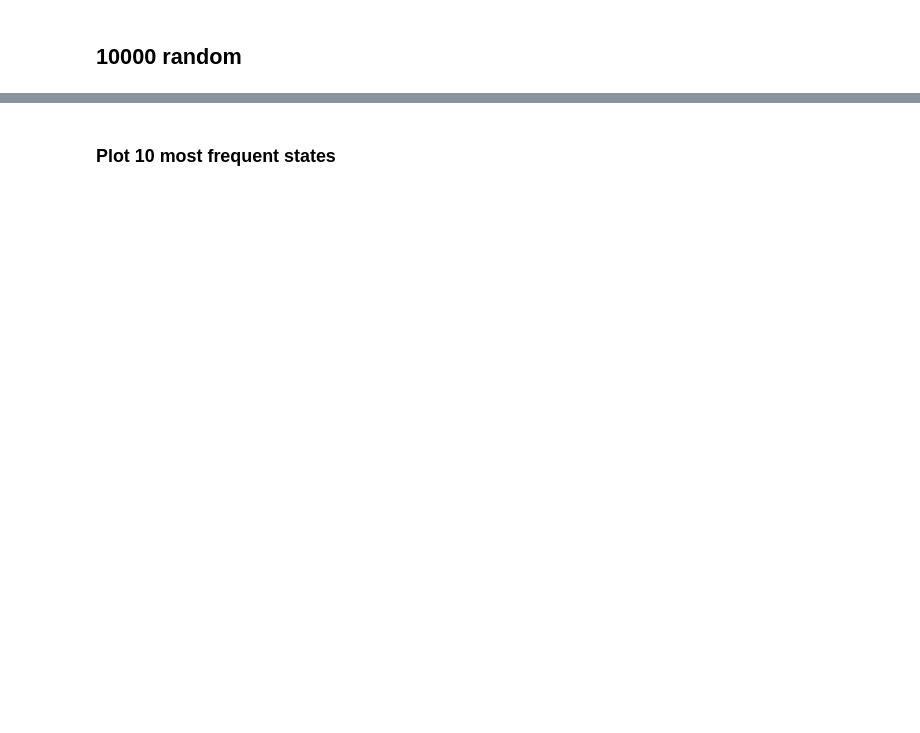
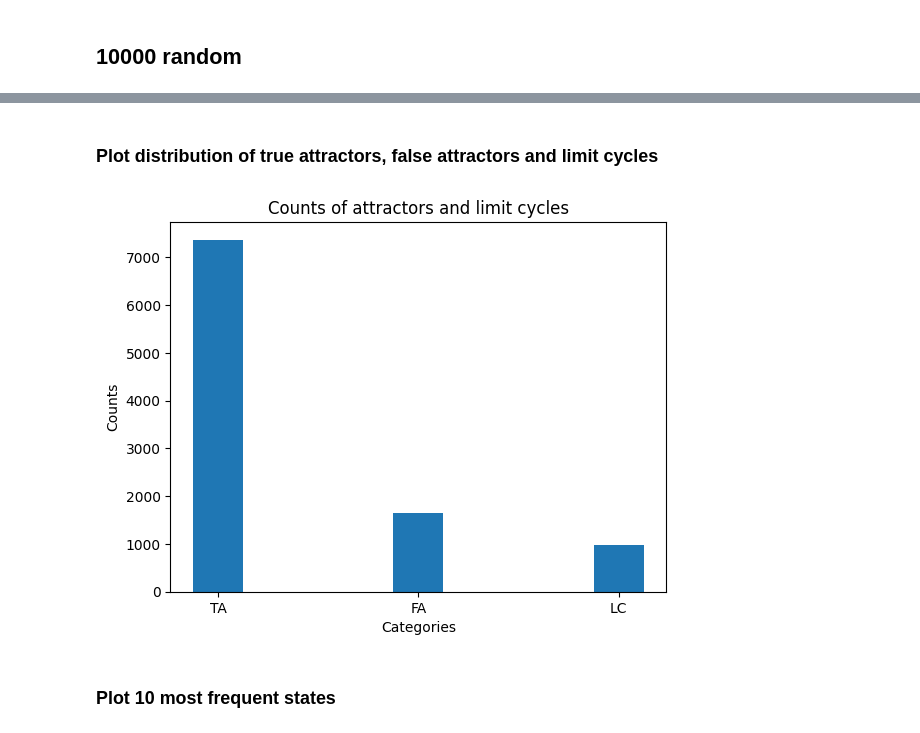
Before and after one commit to misosvec/neural-networks-assignments, a Jupyter notebook: hopfield-network/main.ipynb, the cells around one changed output, grey strips where cells are left out. Cells and saved outputs as stored; diff of their text form; code cells hidden in the pictures; blank space fills up the shorter version.

```diff
--- a/hopfield-network/main.ipynb
+++ b/hopfield-network/main.ipynb
@@ -142,3 +168,28 @@ Limit cycles: 98
+# %% [markdown]
+### Plot distribution of true attractors, false attractors and limit cycles
+# %%
+import matplotlib.pyplot as plt
+
+
+# Data for the bar plot
+counts = [ta_count, fa_count, lc_count]
+labels = ['TA', 'FA', 'LC']
+
+# Create bar plot
+plt.bar(range(len(counts)), counts, width=0.25 , align='center', tick_label=labels)
+
+# Add labels and title
+plt.xlabel('Categories')
+plt.ylabel('Counts')
+plt.title('Counts of attractors and limit cycles')
+
+# Save the plot with increased DPI
+plt.savefig('counts_bar_plot.png', dpi=300, bbox_inches='tight')
+
+# Show the plot
+plt.show()
+# %% [output]
+[figure, added]
 # %% [markdown]
 ### Plot 10 most frequent states
 # %%
```
Also changed, not shown: parts of 18 cells of this notebook, 5 other files.
